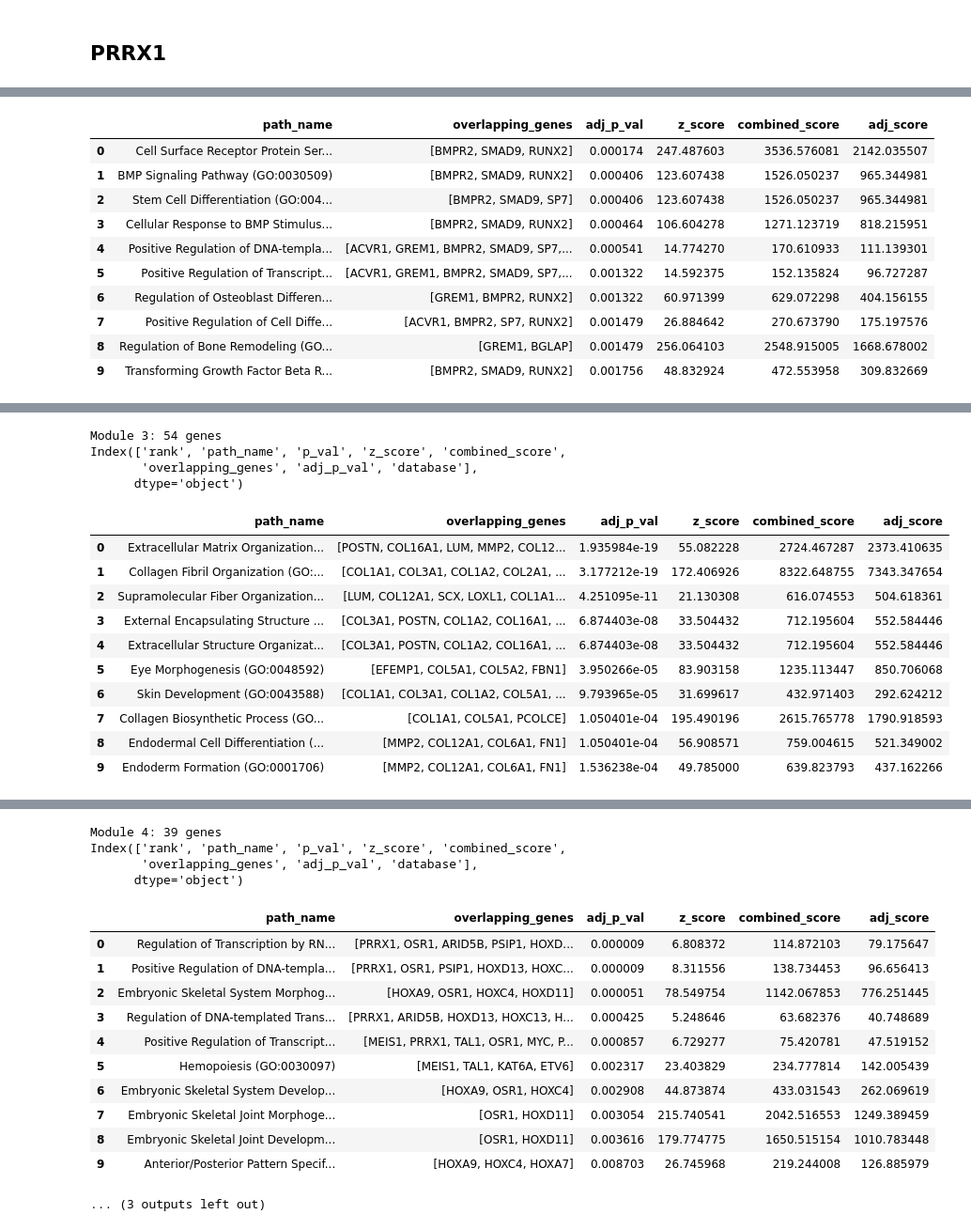
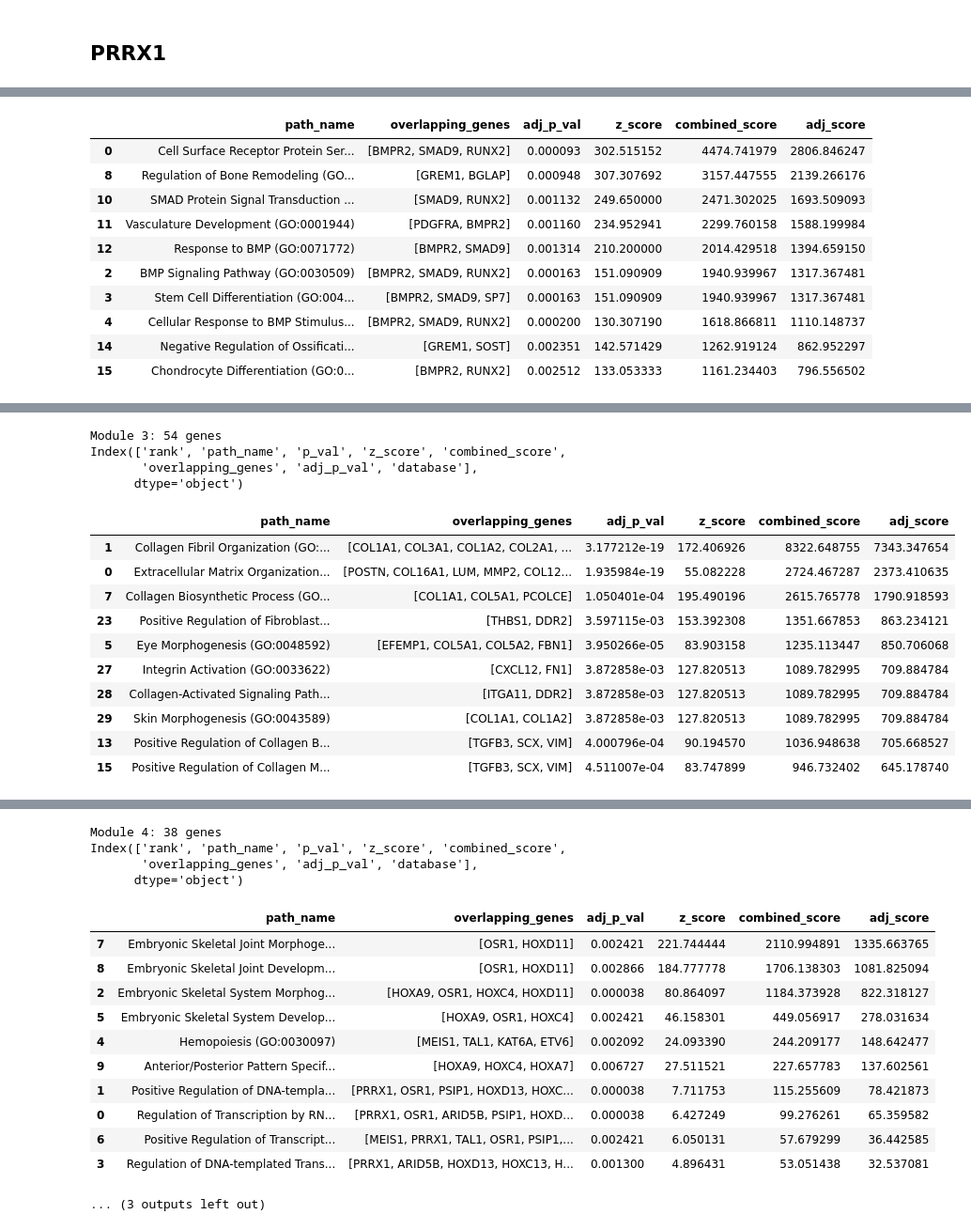
Before and after one commit to jrcwycy/Hybrid, a Jupyter notebook: notebooks/HWG/community_detection.ipynb, the cells around one changed output, grey strips where cells are left out. Shown at 94% size. Saved outputs shown, nothing was run; the diff lists cells and outputs as text; code cells hidden in the pictures.

```diff
--- a/notebooks/HWG/community_detection.ipynb
+++ b/notebooks/HWG/community_detection.ipynb
@@ -91,7 +92,7 @@ M = GM.copy()
 comms = louvain_communities(
     M,
     seed=1,
-    resolution=1.1,
+    resolution=1, # 1.1
 )
 
 # comms = leiden_communities(
@@ -138,6 +158,8 @@ database = "GO_Biological_Process_2025"
 # database="Reactome_Pathways_2024"
 # database="KEGG_2021_Human"
 # database='MSigDB_Hallmark_2020'
+
+results = {}
 
 for module, nodes in modules.items():
 
@@ -149,10 +171,12 @@ for module, nodes in modules.items():
         save=False,
     )
 
-    enr = enr[enr['adj_p_val'] < 0.05]
+    enr = enr[enr['adj_p_val'] < 0.01]
     print(enr.columns)
 
     enr['adj_score'] = abs(np.log(enr['adj_p_val']) * enr['z_score'])
+
+    results[f'{module+1}'] = enr
 
     # enr = enr.sort_values(by='adj_score', ascending=False)
 
@@ -233,7 +375,7 @@ M = GP.copy()
 comms = louvain_communities(
     M,
     seed=1,
-    resolution=1.1,
+    resolution=1, # 1.1
 )
 
 
@@ -275,6 +429,8 @@ database = "GO_Biological_Process_2025"
 # database="Reactome_Pathways_2024"
 # database="KEGG_2021_Human"
 # database='MSigDB_Hallmark_2020'
+
+results = {}
 
 for module, nodes in modules.items():
 
@@ -286,12 +442,14 @@ for module, nodes in modules.items():
         save=False,
     )
 
-    enr = enr[enr['adj_p_val'] < 0.05]
+    enr = enr[enr['adj_p_val'] < 0.01]
     print(enr.columns)
 
     enr['adj_score'] = abs(np.log(enr['adj_p_val']) * enr['z_score'])
 
-    # enr = enr.sort_values(by='adj_score', ascending=False)
+    results[f'{module+1}'] = enr
+
+    enr = enr.sort_values(by='adj_score', ascending=False)
 
     display(enr[['path_name', 'overlapping_genes', 'adj_p_val', 'z_score', 'combined_score', 'adj_score']].head(10))
 
@@ -319,13 +472,13 @@ Index(['rank', 'path_name', 'p_val', 'z_score', 'combined_score',
        'overlapping_genes', 'adj_p_val', 'database'],
       dtype='object')
 |  | path_name | overlapping_genes | adj_p_val | z_score | combined_score | adj_score |
-| 0 | Cell Surface Receptor Protein Ser... | [BMPR2, SMAD9, RUNX2] | 0.000174 | 247.487603 | 3536.576081 | 2142.035507 |
-| 1 | BMP Signaling Pathway (GO:0030509) | [BMPR2, SMAD9, RUNX2] | 0.000406 | 123.607438 | 1526.050237 | 965.344981 |
-| 2 | Stem Cell Differentiation (GO:004... | [BMPR2, SMAD9, SP7] | 0.000406 | 123.607438 | 1526.050237 | 965.344981 |
-| 3 | Cellular Response to BMP Stimulus... | [BMPR2, SMAD9, RUNX2] | 0.000464 | 106.604278 | 1271.123719 | 818.215951 |
-| 4 | Positive Regulation of DNA-templa... | [ACVR1, GREM1, BMPR2, SMAD9, SP7,... | 0.000541 | 14.774270 | 170.610933 | 111.139301 |
-| 5 | Positive Regulation of Transcript... | [ACVR1, GREM1, BMPR2, SMAD9, SP7,... | 0.001322 | 14.592375 | 152.135824 | 96.727287 |
-| 6 | Regulation of Osteoblast Differen... | [GREM1, BMPR2, RUNX2] | 0.001322 | 60.971399 | 629.072298 | 404.156155 |
-| 7 | Positive Regulation of Cell Diffe... | [ACVR1, BMPR2, SP7, RUNX2] | 0.001479 | 26.884642 | 270.673790 | 175.197576 |
-| 8 | Regulation of Bone Remodeling (GO... | [GREM1, BGLAP] | 0.001479 | 256.064103 | 2548.915005 | 1668.678002 |
-| 9 | Transforming Growth Factor Beta R... | [BMPR2, SMAD9, RUNX2] | 0.001756 | 48.832924 | 472.553958 | 309.832669 |
+| 0 | Cell Surface Receptor Protein Ser... | [BMPR2, SMAD9, RUNX2] | 0.000093 | 302.515152 | 4474.741979 | 2806.846247 |
+| 8 | Regulation of Bone Remodeling (GO... | [GREM1, BGLAP] | 0.000948 | 307.307692 | 3157.447555 | 2139.266176 |
+| 10 | SMAD Protein Signal Transduction ... | [SMAD9, RUNX2] | 0.001132 | 249.650000 | 2471.302025 | 1693.509093 |
+| 11 | Vasculature Development (GO:0001944) | [PDGFRA, BMPR2] | 0.001160 | 234.952941 | 2299.760158 | 1588.199984 |
+| 12 | Response to BMP (GO:0071772) | [BMPR2, SMAD9] | 0.001314 | 210.200000 | 2014.429518 | 1394.659150 |
+| 2 | BMP Signaling Pathway (GO:0030509) | [BMPR2, SMAD9, RUNX2] | 0.000163 | 151.090909 | 1940.939967 | 1317.367481 |
+| 3 | Stem Cell Differentiation (GO:004... | [BMPR2, SMAD9, SP7] | 0.000163 | 151.090909 | 1940.939967 | 1317.367481 |
+| 4 | Cellular Response to BMP Stimulus... | [BMPR2, SMAD9, RUNX2] | 0.000200 | 130.307190 | 1618.866811 | 1110.148737 |
+| 14 | Negative Regulation of Ossificati... | [GREM1, SOST] | 0.002351 | 142.571429 | 1262.919124 | 862.952297 |
+| 15 | Chondrocyte Differentiation (GO:0... | [BMPR2, RUNX2] | 0.002512 | 133.053333 | 1161.234403 | 796.556502 |
@@ -333,15 +486,15 @@ Fri Apr 17 12:01:27 2026 INFO Performing Enichr analysis using database GO_Biolo
 Module 3: 54 genes
 Index(['rank', 'path_name', 'p_val', 'z_score', 'combined_score',
        'overlapping_genes', 'adj_p_val', 'database'],
       dtype='object')
 |  | path_name | overlapping_genes | adj_p_val | z_score | combined_score | adj_score |
+| 1 | Collagen Fibril Organization (GO:... | [COL1A1, COL3A1, COL1A2, COL2A1, ... | 3.177212e-19 | 172.406926 | 8322.648755 | 7343.347654 |
 | 0 | Extracellular Matrix Organization... | [POSTN, COL16A1, LUM, MMP2, COL12... | 1.935984e-19 | 55.082228 | 2724.467287 | 2373.410635 |
-| 1 | Collagen Fibril Organization (GO:... | [COL1A1, COL3A1, COL1A2, COL2A1, ... | 3.177212e-19 | 172.406926 | 8322.648755 | 7343.347654 |
-| 2 | Supramolecular Fiber Organization... | [LUM, COL12A1, SCX, LOXL1, COL1A1... | 4.251095e-11 | 21.130308 | 616.074553 | 504.618361 |
-| 3 | External Encapsulating Structure ... | [COL3A1, POSTN, COL1A2, COL16A1, ... | 6.874403e-08 | 33.504432 | 712.195604 | 552.584446 |
-| 4 | Extracellular Structure Organizat... | [COL3A1, POSTN, COL1A2, COL16A1, ... | 6.874403e-08 | 33.504432 | 712.195604 | 552.584446 |
+| 7 | Collagen Biosynthetic Process (GO... | [COL1A1, COL5A1, PCOLCE] | 1.050401e-04 | 195.490196 | 2615.765778 | 1790.918593 |
+| 23 | Positive Regulation of Fibroblast... | [THBS1, DDR2] | 3.597115e-03 | 153.392308 | 1351.667853 | 863.234121 |
 | 5 | Eye Morphogenesis (GO:0048592) | [EFEMP1, COL5A1, COL5A2, FBN1] | 3.950266e-05 | 83.903158 | 1235.113447 | 850.706068 |
-| 6 | Skin Development (GO:0043588) | [COL1A1, COL3A1, COL1A2, COL5A1, ... | 9.793965e-05 | 31.699617 | 432.971403 | 292.624212 |
-| 7 | Collagen Biosynthetic Process (GO... | [COL1A1, COL5A1, PCOLCE] | 1.050401e-04 | 195.490196 | 2615.765778 | 1790.918593 |
-| 8 | Endodermal Cell Differentiation (... | [MMP2, COL12A1, COL6A1, FN1] | 1.050401e-04 | 56.908571 | 759.004615 | 521.349002 |
-| 9 | Endoderm Formation (GO:0001706) | [MMP2, COL12A1, COL6A1, FN1] | 1.536238e-04 | 49.785000 | 639.823793 | 437.162266 |
+| 27 | Integrin Activation (GO:0033622) | [CXCL12, FN1] | 3.872858e-03 | 127.820513 | 1089.782995 | 709.884784 |
+| 28 | Collagen-Activated Signaling Path... | [ITGA11, DDR2] | 3.872858e-03 | 127.820513 | 1089.782995 | 709.884784 |
+| 29 | Skin Morphogenesis (GO:0043589) | [COL1A1, COL1A2] | 3.872858e-03 | 127.820513 | 1089.782995 | 709.884784 |
+| 13 | Positive Regulation of Collagen B... | [TGFB3, SCX, VIM] | 4.000796e-04 | 90.194570 | 1036.948638 | 705.668527 |
+| 15 | Positive Regulation of Collagen M... | [TGFB3, SCX, VIM] | 4.511007e-04 | 83.747899 | 946.732402 | 645.178740 |
@@ -349,16 +502,16 @@ Fri Apr 17 12:01:27 2026 INFO Performing Enichr analysis using database GO_Biolo
-Module 4: 39 genes
+Module 4: 38 genes
 Index(['rank', 'path_name', 'p_val', 'z_score', 'combined_score',
        'overlapping_genes', 'adj_p_val', 'database'],
       dtype='object')
 |  | path_name | overlapping_genes | adj_p_val | z_score | combined_score | adj_score |
-| 0 | Regulation of Transcription by RN... | [PRRX1, OSR1, ARID5B, PSIP1, HOXD... | 0.000009 | 6.808372 | 114.872103 | 79.175647 |
-| 1 | Positive Regulation of DNA-templa... | [PRRX1, OSR1, PSIP1, HOXD13, HOXC... | 0.000009 | 8.311556 | 138.734453 | 96.656413 |
-| 2 | Embryonic Skeletal System Morphog... | [HOXA9, OSR1, HOXC4, HOXD11] | 0.000051 | 78.549754 | 1142.067853 | 776.251445 |
-| 3 | Regulation of DNA-templated Trans... | [PRRX1, ARID5B, HOXD13, HOXC13, H... | 0.000425 | 5.248646 | 63.682376 | 40.748689 |
-| 4 | Positive Regulation of Transcript... | [MEIS1, PRRX1, TAL1, OSR1, MYC, P... | 0.000857 | 6.729277 | 75.420781 | 47.519152 |
-| 5 | Hemopoiesis (GO:0030097) | [MEIS1, TAL1, KAT6A, ETV6] | 0.002317 | 23.403829 | 234.777814 | 142.005439 |
-| 6 | Embryonic Skeletal System Develop... | [HOXA9, OSR1, HOXC4] | 0.002908 | 44.873874 | 433.031543 | 262.069619 |
-| 7 | Embryonic Skeletal Joint Morphoge... | [OSR1, HOXD11] | 0.003054 | 215.740541 | 2042.516553 | 1249.389459 |
-| 8 | Embryonic Skeletal Joint Developm... | [OSR1, HOXD11] | 0.003616 | 179.774775 | 1650.515154 | 1010.783448 |
-| 9 | Anterior/Posterior Pattern Specif... | [HOXA9, HOXC4, HOXA7] | 0.008703 | 26.745968 | 219.244008 | 126.885979 |
+| 7 | Embryonic Skeletal Joint Morphoge... | [OSR1, HOXD11] | 0.002421 | 221.744444 | 2110.994891 | 1335.663765 |
+| 8 | Embryonic Skeletal Joint Developm... | [OSR1, HOXD11] | 0.002866 | 184.777778 | 1706.138303 | 1081.825094 |
+| 2 | Embryonic Skeletal System Morphog... | [HOXA9, OSR1, HOXC4, HOXD11] | 0.000038 | 80.864097 | 1184.373928 | 822.318127 |
+| 5 | Embryonic Skeletal System Develop... | [HOXA9, OSR1, HOXC4] | 0.002421 | 46.158301 | 449.056917 | 278.031634 |
+| 4 | Hemopoiesis (GO:0030097) | [MEIS1, TAL1, KAT6A, ETV6] | 0.002092 | 24.093390 | 244.209177 | 148.642477 |
+| 9 | Anterior/Posterior Pattern Specif... | [HOXA9, HOXC4, HOXA7] | 0.006727 | 27.511521 | 227.657783 | 137.602561 |
+| 1 | Positive Regulation of DNA-templa... | [PRRX1, OSR1, PSIP1, HOXD13, HOXC... | 0.000038 | 7.711753 | 115.255609 | 78.421873 |
+| 0 | Regulation of Transcription by RN... | [PRRX1, OSR1, ARID5B, PSIP1, HOXD... | 0.000038 | 6.427249 | 99.276261 | 65.359582 |
+| 6 | Positive Regulation of Transcript... | [MEIS1, PRRX1, TAL1, OSR1, PSIP1,... | 0.002421 | 6.050131 | 57.679299 | 36.442585 |
+| 3 | Regulation of DNA-templated Trans... | [PRRX1, ARID5B, HOXD13, HOXC13, H... | 0.001300 | 4.896431 | 53.051438 | 32.537081 |
 ... (3 outputs left out)
```
Also changed, not shown: parts of 12 cells of this notebook, 18 other files.
